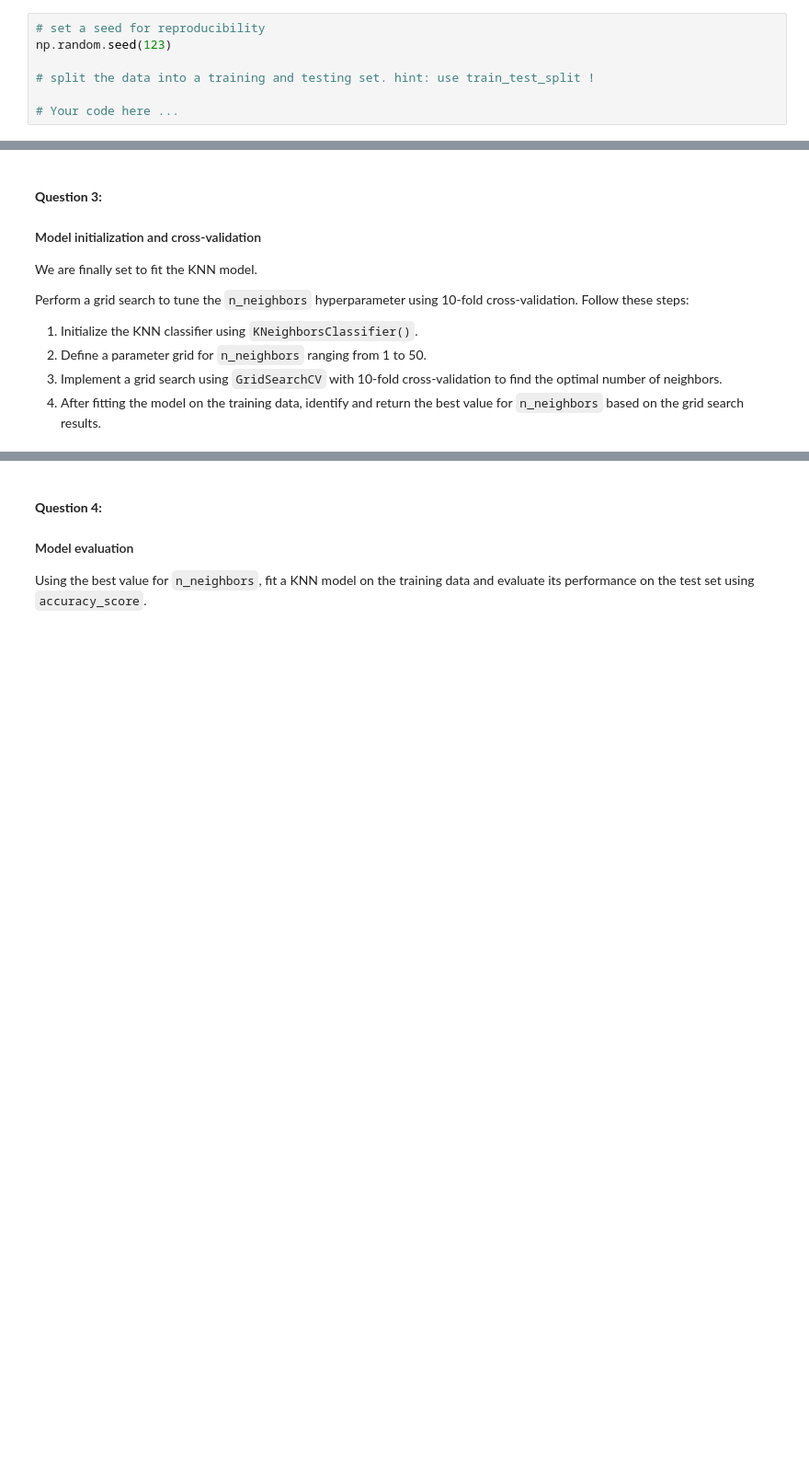
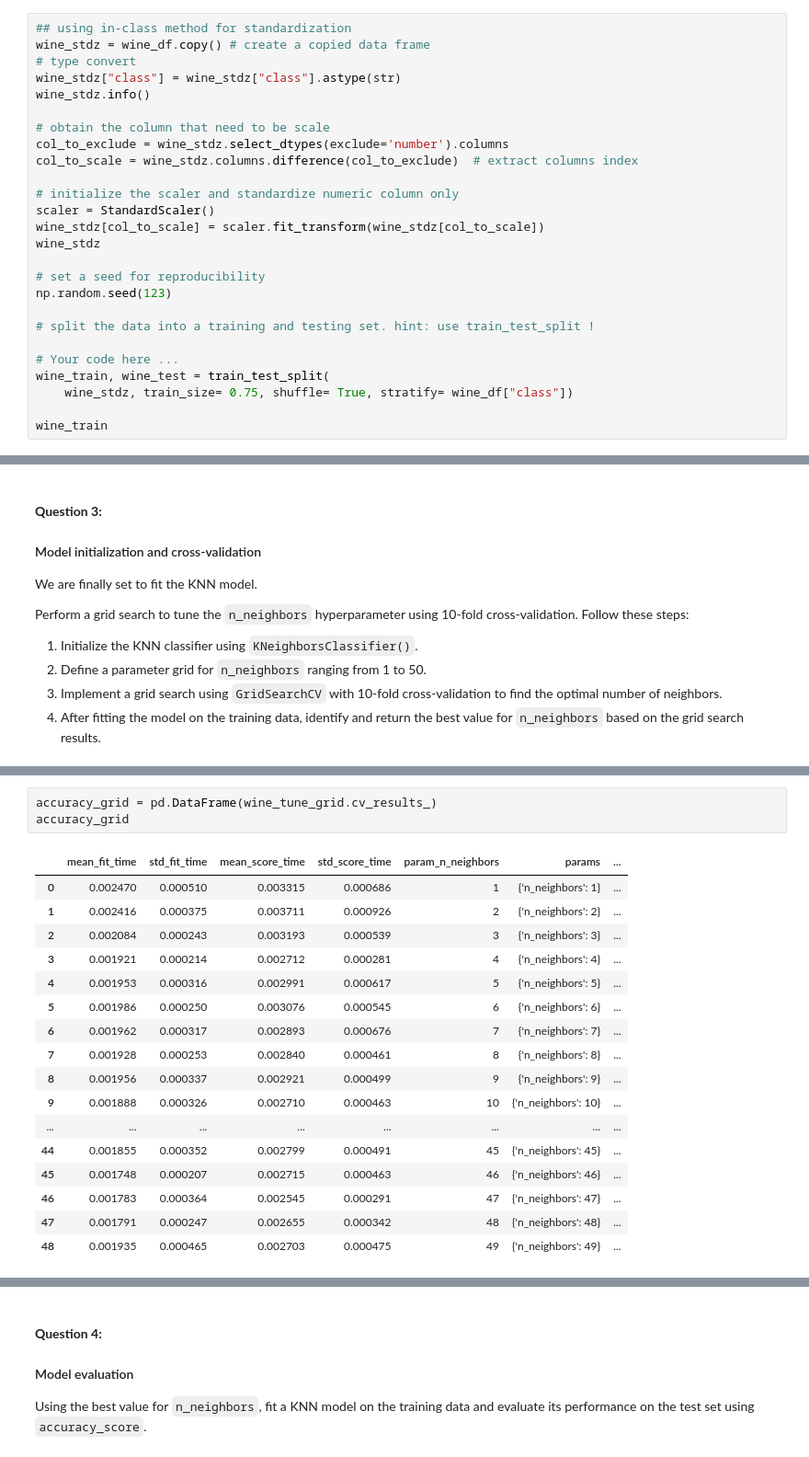
Before and after one commit to yikai82/LCR-Ln-Class-ReSap, a Jupyter notebook: 02_activities/assignments/assignment_1.ipynb, the cells around one changed output, grey strips where cells are left out. Shown: that part at 92% size. Saved outputs shown, nothing was run; the diff lists cells and outputs as text; blank space fills up the shorter version.

```diff
--- a/02_activities/assignments/assignment_1.ipynb
+++ b/02_activities/assignments/assignment_1.ipynb
@@ -96,9 +143,28 @@ print(predictors_standardized.head())
 
 Extend the code to create a non-overlapping test set for the predictors and response variables.
 # %%
+## using in-class method for standardization
+wine_stdz = wine_df.copy() # create a copied data frame
+# type convert
+wine_stdz["class"] = wine_stdz["class"].astype(str)
+wine_stdz.info()
+
+# obtain the column that need to be scale
+col_to_exclude = wine_stdz.select_dtypes(exclude='number').columns
+col_to_scale = wine_stdz.columns.difference(col_to_exclude)  # extract columns index
+
+# initialize the scaler and standardize numeric column only
+scaler = StandardScaler()
+wine_stdz[col_to_scale] = scaler.fit_transform(wine_stdz[col_to_scale])
+wine_stdz
+
 # set a seed for reproducibility
 np.random.seed(123)
 
 # split the data into a training and testing set. hint: use train_test_split !
 
 # Your code here ...
+wine_train, wine_test = train_test_split(
+    wine_stdz, train_size= 0.75, shuffle= True, stratify= wine_df["class"])
+
+wine_train
@@ -118,0 +250,21 @@ Perform a grid search to tune the `n_neighbors` hyperparameter using 10-fold cro
+# %%
+accuracy_grid = pd.DataFrame(wine_tune_grid.cv_results_)
+accuracy_grid
+# %% [output]
+|  | mean_fit_time | std_fit_time | mean_score_time | std_score_time | param_n_neighbors | params | ... |
+| 0 | 0.002470 | 0.000510 | 0.003315 | 0.000686 | 1 | {'n_neighbors': 1} | ... |
+| 1 | 0.002416 | 0.000375 | 0.003711 | 0.000926 | 2 | {'n_neighbors': 2} | ... |
+| 2 | 0.002084 | 0.000243 | 0.003193 | 0.000539 | 3 | {'n_neighbors': 3} | ... |
+| 3 | 0.001921 | 0.000214 | 0.002712 | 0.000281 | 4 | {'n_neighbors': 4} | ... |
+| 4 | 0.001953 | 0.000316 | 0.002991 | 0.000617 | 5 | {'n_neighbors': 5} | ... |
+| 5 | 0.001986 | 0.000250 | 0.003076 | 0.000545 | 6 | {'n_neighbors': 6} | ... |
+| 6 | 0.001962 | 0.000317 | 0.002893 | 0.000676 | 7 | {'n_neighbors': 7} | ... |
+| 7 | 0.001928 | 0.000253 | 0.002840 | 0.000461 | 8 | {'n_neighbors': 8} | ... |
+| 8 | 0.001956 | 0.000337 | 0.002921 | 0.000499 | 9 | {'n_neighbors': 9} | ... |
+| 9 | 0.001888 | 0.000326 | 0.002710 | 0.000463 | 10 | {'n_neighbors': 10} | ... |
+| ... | ... | ... | ... | ... | ... | ... | ... |
+| 44 | 0.001855 | 0.000352 | 0.002799 | 0.000491 | 45 | {'n_neighbors': 45} | ... |
+| 45 | 0.001748 | 0.000207 | 0.002715 | 0.000463 | 46 | {'n_neighbors': 46} | ... |
+| 46 | 0.001783 | 0.000364 | 0.002545 | 0.000291 | 47 | {'n_neighbors': 47} | ... |
+| 47 | 0.001791 | 0.000247 | 0.002655 | 0.000342 | 48 | {'n_neighbors': 48} | ... |
+| 48 | 0.001935 | 0.000465 | 0.002703 | 0.000475 | 49 | {'n_neighbors': 49} | ... |
```
Also changed, not shown: parts of 18 cells of this notebook.
